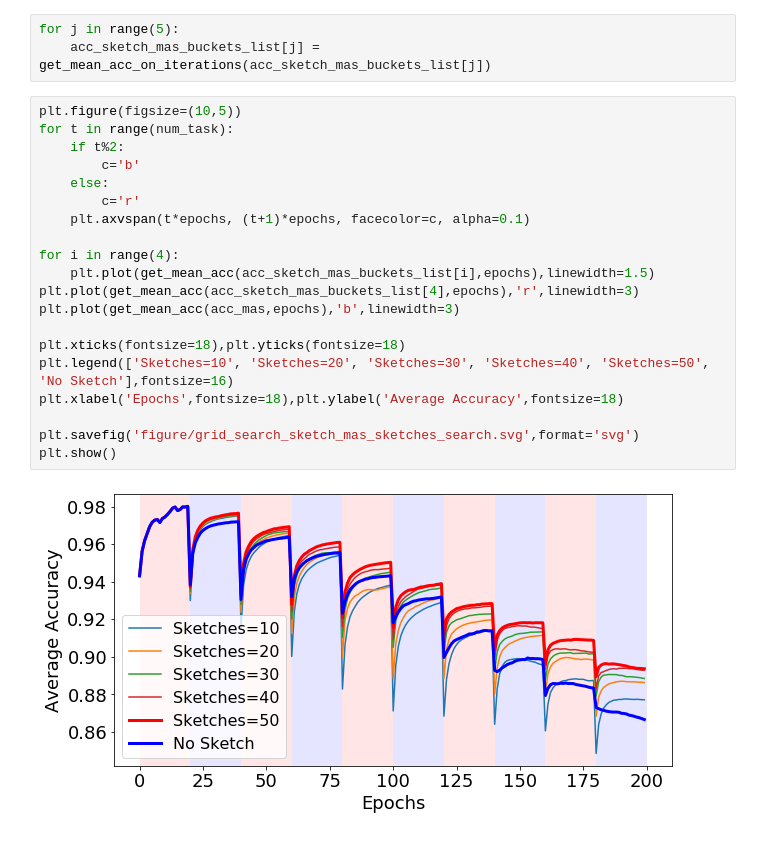
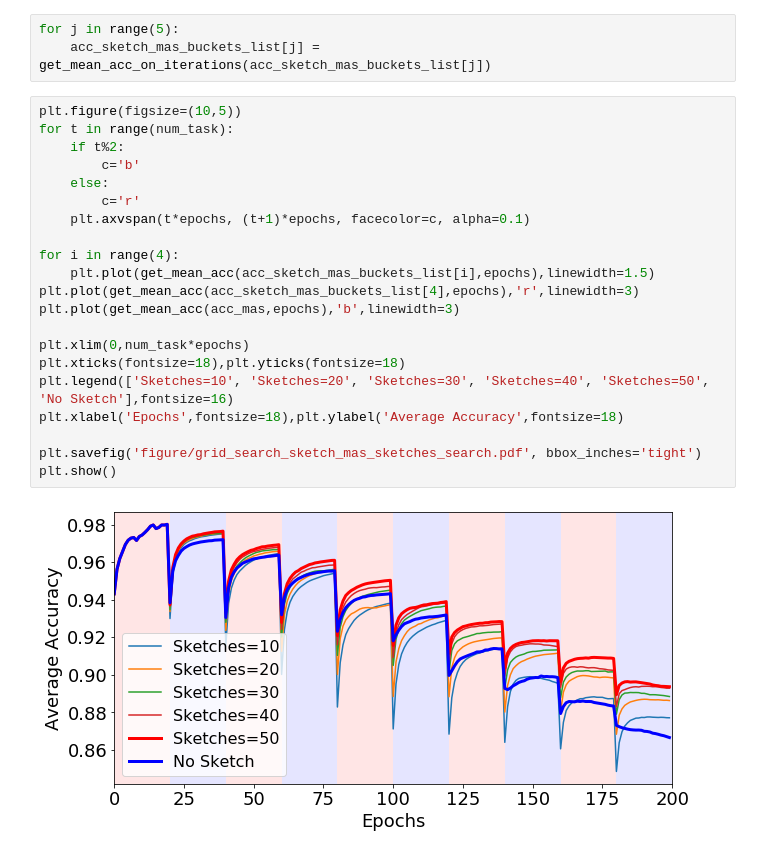
Before and after one commit to lihr04/corel2m, a Jupyter notebook: Visualization_MAS.ipynb, the cells around one changed output. Cells and saved outputs as stored; diff of their text form.

```diff
--- a/Visualization_MAS.ipynb
+++ b/Visualization_MAS.ipynb
@@ -110,25 +118,26 @@ for j in range(5):
 # %%
 plt.figure(figsize=(10,5))
 for t in range(num_task):
     if t%2:
         c='b'
     else:
         c='r'
     plt.axvspan(t*epochs, (t+1)*epochs, facecolor=c, alpha=0.1)
 
 for i in range(4):
     plt.plot(get_mean_acc(acc_sketch_mas_buckets_list[i],epochs),linewidth=1.5)
 plt.plot(get_mean_acc(acc_sketch_mas_buckets_list[4],epochs),'r',linewidth=3)
 plt.plot(get_mean_acc(acc_mas,epochs),'b',linewidth=3)
 
+plt.xlim(0,num_task*epochs)
 plt.xticks(fontsize=18),plt.yticks(fontsize=18)
 plt.legend(['Sketches=10', 'Sketches=20', 'Sketches=30', 'Sketches=40', 'Sketches=50', 'No Sketch'],fontsize=16)
 plt.xlabel('Epochs',fontsize=18),plt.ylabel('Average Accuracy',fontsize=18)
 
-plt.savefig('figure/grid_search_sketch_mas_sketches_search.svg',format='svg')
+plt.savefig('figure/grid_search_sketch_mas_sketches_search.pdf', bbox_inches='tight')
 plt.show()
 # %% [output]
-[figure, old version]
+[figure, new version]
 # %%
 plt.figure(figsize=(5,5))
 
```
Also changed, not shown: parts of 7 cells of this notebook, 11 other files.
